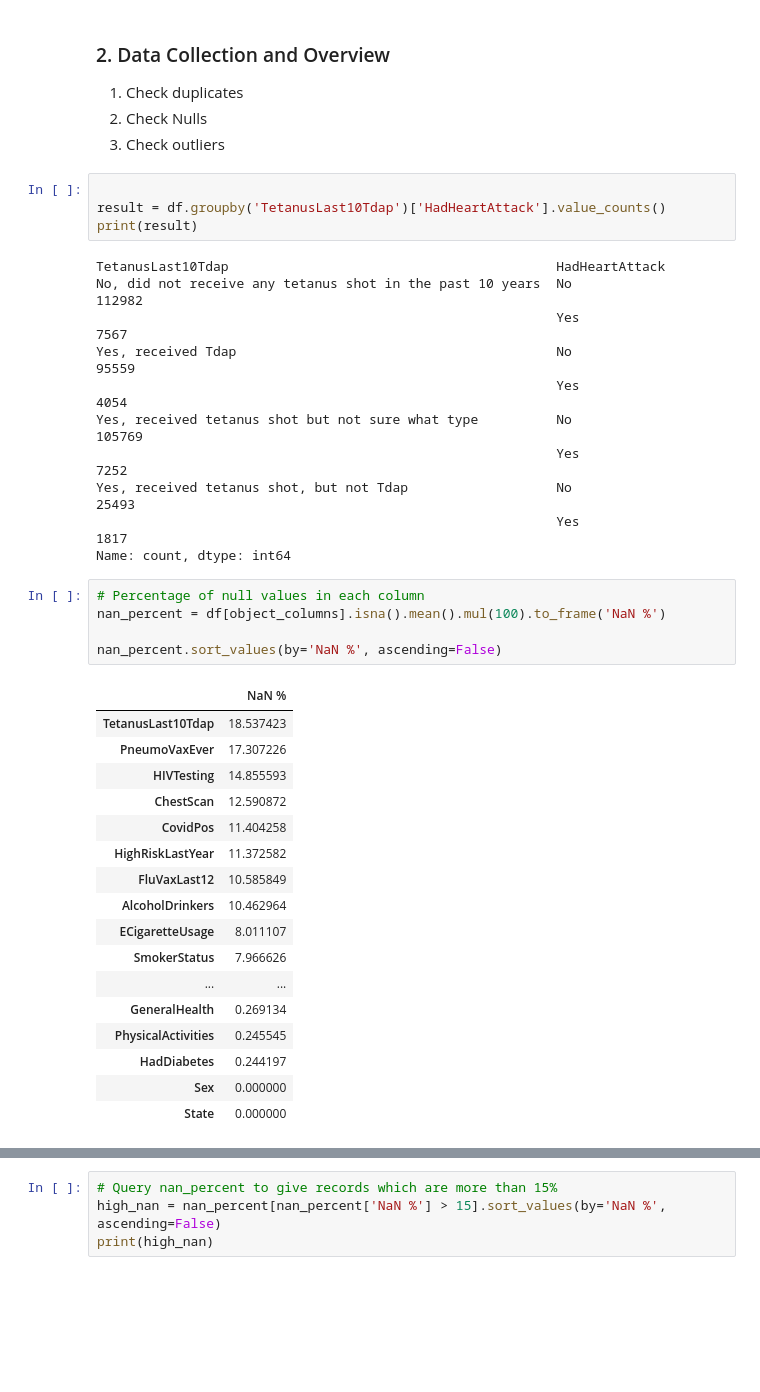
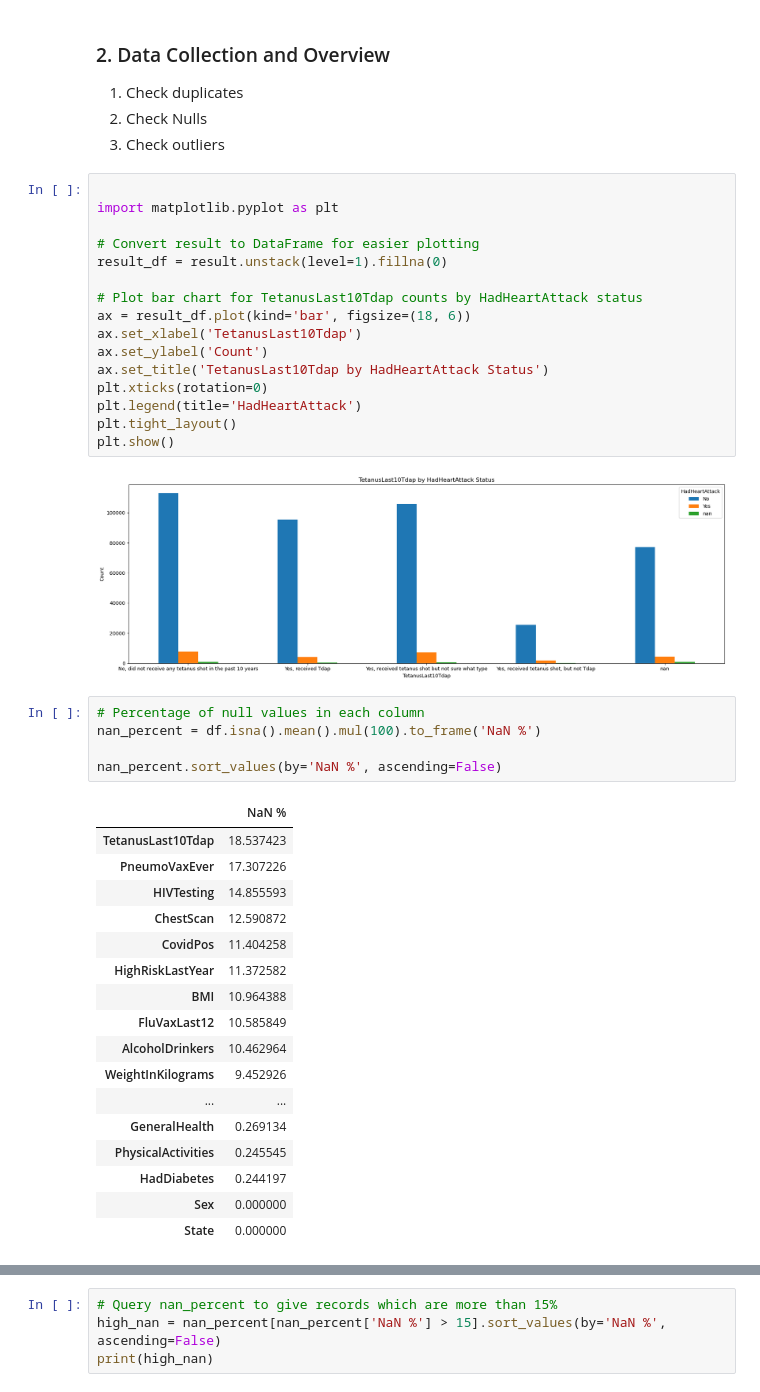
Before and after one commit to makarandkeer/BerkeleyAssignments, a Jupyter notebook: capstone/heart_disease_indicators.ipynb, the cells around one changed output, grey strips where cells are left out. Drawn from its saved outputs; the diff is of its cells as text; blank space fills up the shorter version.

```diff
--- a/capstone/heart_disease_indicators.ipynb
+++ b/capstone/heart_disease_indicators.ipynb
@@ -198,36 +201,39 @@ Name: count, dtype: int64
 3. Check outliers
 # %%
 
-result = df.groupby('TetanusLast10Tdap')['HadHeartAttack'].value_counts()
-print(result)
+import matplotlib.pyplot as plt
+
+# Convert result to DataFrame for easier plotting
+result_df = result.unstack(level=1).fillna(0)
+
+# Plot bar chart for TetanusLast10Tdap counts by HadHeartAttack status
+ax = result_df.plot(kind='bar', figsize=(18, 6))
+ax.set_xlabel('TetanusLast10Tdap')
+ax.set_ylabel('Count')
+ax.set_title('TetanusLast10Tdap by HadHeartAttack Status')
+plt.xticks(rotation=0)
+plt.legend(title='HadHeartAttack')
+plt.tight_layout()
+plt.show()
 # %% [output]
-TetanusLast10Tdap                                          HadHeartAttack
-No, did not receive any tetanus shot in the past 10 years  No                112982
-                                                           Yes                 7567
-Yes, received Tdap                                         No                 95559
-                                                           Yes                 4054
-Yes, received tetanus shot but not sure what type          No                105769
-                                                           Yes                 7252
-Yes, received tetanus shot, but not Tdap                   No                 25493
-                                                           Yes                 1817
-Name: count, dtype: int64
+[figure, added]
 # %%
 # Percentage of null values in each column
-nan_percent = df[object_columns].isna().mean().mul(100).to_frame('NaN %')
+nan_percent = df.isna().mean().mul(100).to_frame('NaN %')
 
 nan_percent.sort_values(by='NaN %', ascending=False)
 # %% [output]
 |  | NaN % |
 | TetanusLast10Tdap | 18.537423 |
 | PneumoVaxEver | 17.307226 |
 | HIVTesting | 14.855593 |
 | ChestScan | 12.590872 |
 | CovidPos | 11.404258 |
 | HighRiskLastYear | 11.372582 |
+| BMI | 10.964388 |
 | FluVaxLast12 | 10.585849 |
 | AlcoholDrinkers | 10.462964 |
-| ECigaretteUsage | 8.011107 |
-| SmokerStatus | 7.966626 |
+| WeightInKilograms | 9.452926 |
 | ... | ... |
 | GeneralHealth | 0.269134 |
 | PhysicalActivities | 0.245545 |
```
Also changed, not shown: parts of 12 cells of this notebook.
